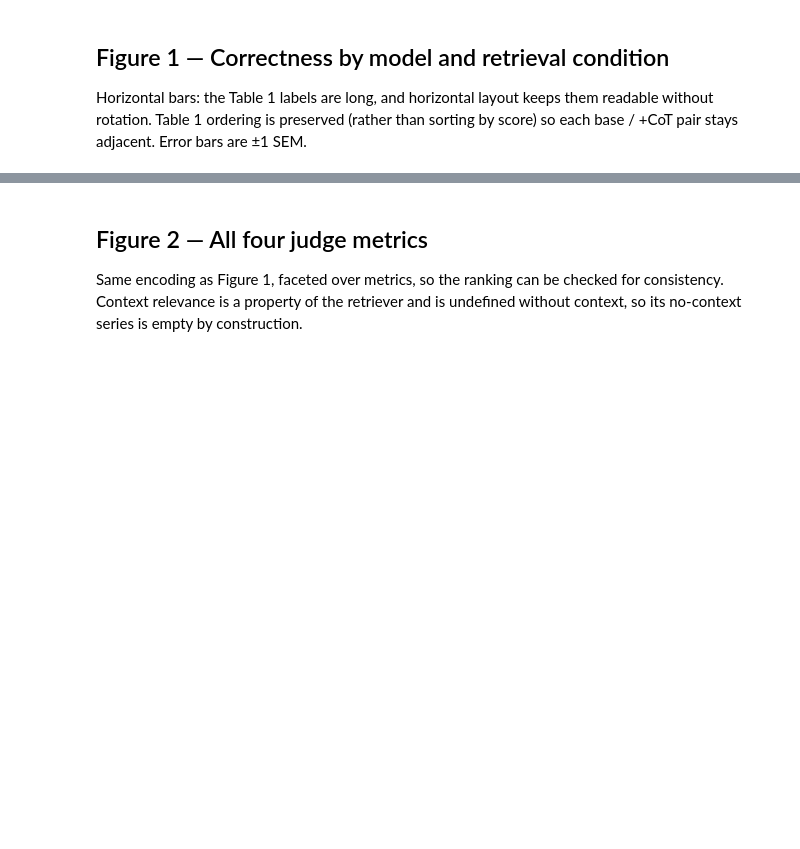
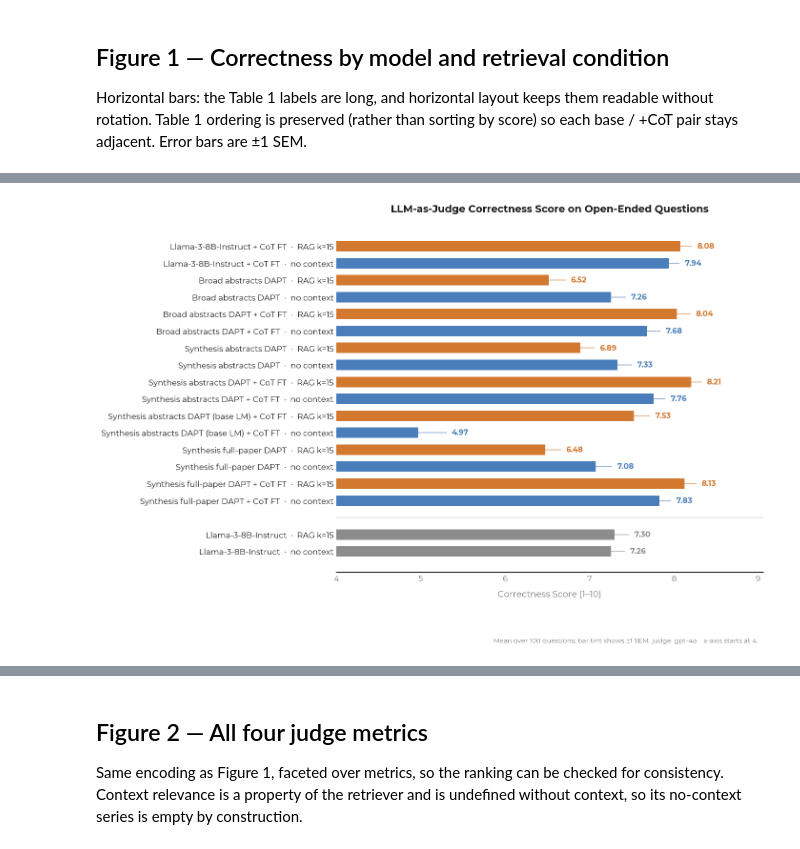
Before and after one commit to mrigi-munjal/zeoRAG, a Jupyter notebook: Mrigi 30e Paper Figures.ipynb, the cells around one changed output, grey strips where cells are left out. Cells and saved outputs as stored; diff of their text form; code cells hidden in the pictures; blank space fills up the shorter version.

```diff
--- a/Mrigi 30e Paper Figures.ipynb
+++ b/Mrigi 30e Paper Figures.ipynb
@@ -362,0 +295,98 @@ for JUDGE in JUDGES:
+# %%
+# ---------------------------------------------------------------------------
+# Replicate override (notebook 23M).
+#
+# 23M re-ran stock Llama-3-8B-Instruct on the identical 100 questions with the
+# fixed extractor and re-judged correctness with gpt-4o. Those values supersede
+# the original run for the grey reference rows of Figure 1 only:
+#   - 23M judged CORRECTNESS only, so completeness has no replicate and Figure 2
+#     stays on the original numbers;
+#   - Figures 3-4 use Llama as a CoT-pair base, and substituting one run's scores
+#     into a paired comparison would mix runs, so they are left untouched.
+# Set USE_REPLICATE = False to fall back to the original values everywhere.
+# ---------------------------------------------------------------------------
+USE_REPLICATE = True
+REPLICATE = {}
+_rep_files = sorted(glob.glob('judge_results_23M_*.json'), key=os.path.getmtime)
+if USE_REPLICATE and _rep_files:
+    _rp = json.load(open(_rep_files[-1]))
+    for _c in ('no_context', 'mmr'):
+        _v = [s_ for k_, s_ in _rp['results'].items() if k_.startswith(_c + '|') and s_ > 0]
+        if _v:
+            REPLICATE[('Llama-3-8B-Instruct', _c, 'correctness')] = (
+                float(np.mean(_v)), float(np.std(_v, ddof=1) / np.sqrt(len(_v))), len(_v))
+    print(f'replicate: {_rep_files[-1]}  (judge {_rp["judge"]})')
+    for _k, _val in REPLICATE.items():
+        print(f'   {_k[1]:<11} {_val[0]:.2f} +/- {_val[1]:.2f}  (n={_val[2]})')
+else:
+    print('no replicate applied - original run used throughout')
+
+# Stock Llama-3-8B-Instruct is the reference point; grey, below a rule.
+REFERENCE = 'Llama-3-8B-Instruct'
+main_df = AVAILABLE[AVAILABLE.internal != REFERENCE]
+ref_df  = AVAILABLE[AVAILABLE.internal == REFERENCE]
+
+
+def score(internal, cond, task, judge, use_replicate=False):
+    if use_replicate and (internal, cond, task) in REPLICATE:
+        m_, s_, _ = REPLICATE[(internal, cond, task)]
+        return m_, s_
+    c = agg[(agg.internal == internal) & (agg.condition == cond) & (agg.judge == judge)]
+    if not len(c):
+        return np.nan, np.nan
+    return float(c[f'{task}_mean'].iloc[0]), float(c[f'{task}_sem'].iloc[0])
+
+
+def row_label(m, cond):
+    base = m.plot_label.replace('\n', ' ')
+    if m.cot_ft:
+        base += ' + CoT FT'
+    return f'{base}  \u00b7  {COND_SHORT[cond]}'
+
+
+def draw_split(ax, task, judge, conditions=('mmr', 'no_context'), use_replicate=False):
+    """Main models on top, a rule, then the grey reference model.
+    `conditions` selects which retrieval conditions to draw (in row order)."""
+    labels, vals, sems, colors = [], [], [], []
+    for _, m in main_df.iterrows():
+        for cond in conditions:
+            v, s = score(m.internal, cond, task, judge)
+            labels.append(row_label(m, cond)); vals.append(v); sems.append(s)
+            colors.append(COND_COLOR[cond])
+    gap = len(vals)
+    labels.append(''); vals.append(np.nan); sems.append(np.nan); colors.append('none')
+    for _, m in ref_df.iterrows():
+        for cond in conditions:
+            v, s = score(m.internal, cond, task, judge, use_replicate=use_replicate)
+            labels.append(row_label(m, cond)); vals.append(v); sems.append(s)
+            colors.append(GREY)
+
+    y = np.arange(len(vals))
+    ax.barh(y, vals, height=0.62, color=colors, zorder=3)
+    lo, hi = xlim_for([v for v in vals if np.isfinite(v)])
+    for yi, v, s, c in zip(y, vals, sems, colors):
+        if np.isfinite(v):
+            ax.errorbar(v, yi, xerr=s, fmt='none', ecolor=c, elinewidth=1.4,
+                        capsize=0, alpha=0.55, zorder=4)
+            value_label(ax, v + (s if np.isfinite(s) else 0), yi, v, c)
+    ax.axhline(gap, color=RULE, linewidth=1.2, zorder=2)
+    ax.set_yticks(y); ax.set_yticklabels(labels)
+    ax.set_xlim(lo, hi); ax.invert_yaxis()
+    strip(ax)
+    return lo
+
+
+# one figure per judge
+for JUDGE in JUDGES:
+    fig, ax = plt.subplots(figsize=(10.5, 8.6))
+    lo = draw_split(ax, 'correctness', JUDGE, use_replicate=(JUDGE == 'gpt-4o'))
+    ax.set_xlabel('Correctness Score (1\u201310)', labelpad=10)
+    ax.set_title(f'LLM-as-Judge Correctness Score on Open-Ended Questions',
+                 fontweight='bold', color=INK, pad=18)
+    fig.text(0.65, -0.045,
+             f'Mean over 100 questions; bar tint shows \u00b11 SEM. judge: {JUDGE}  '
+             + f'  x-axis starts at {lo:g}.',
+             fontsize=9, color=MUTED, ha='center')
+    save(fig, f'fig1_correctness_{JUDGE}')
+    plt.show()
+# %% [output]
@@ -362,0 +397 @@ for JUDGE in JUDGES:
+[figure, added]
```
Also changed, not shown: parts of 10 cells of this notebook, 4 other files.
